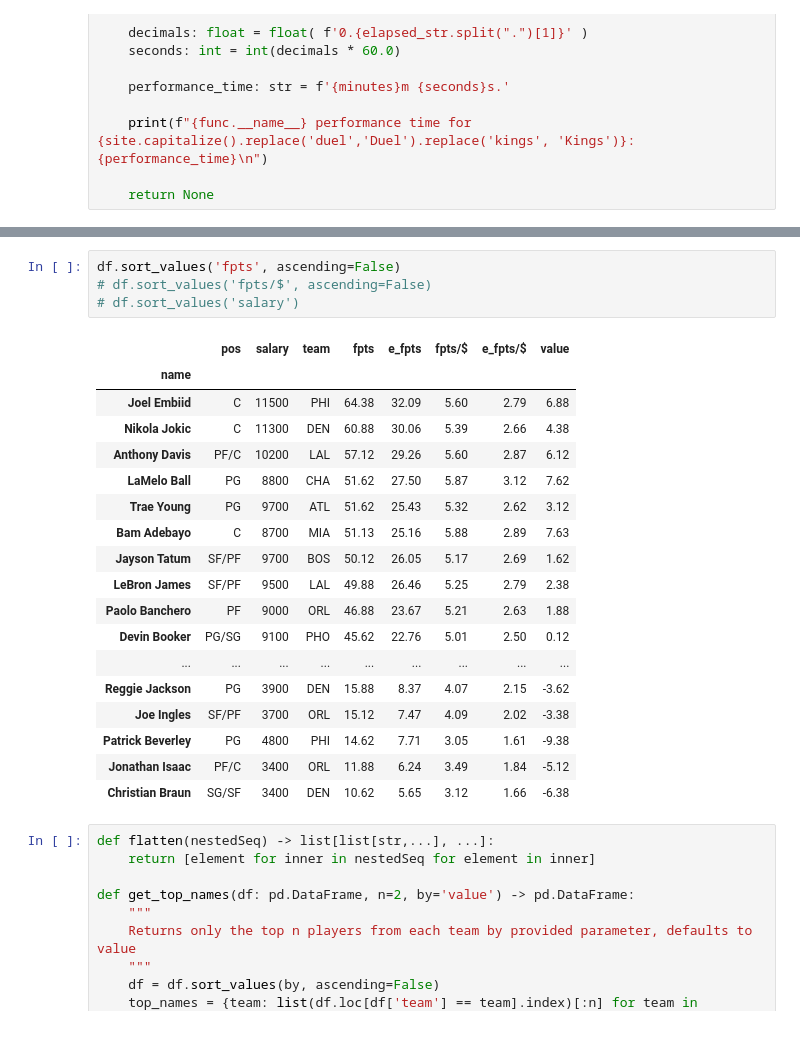
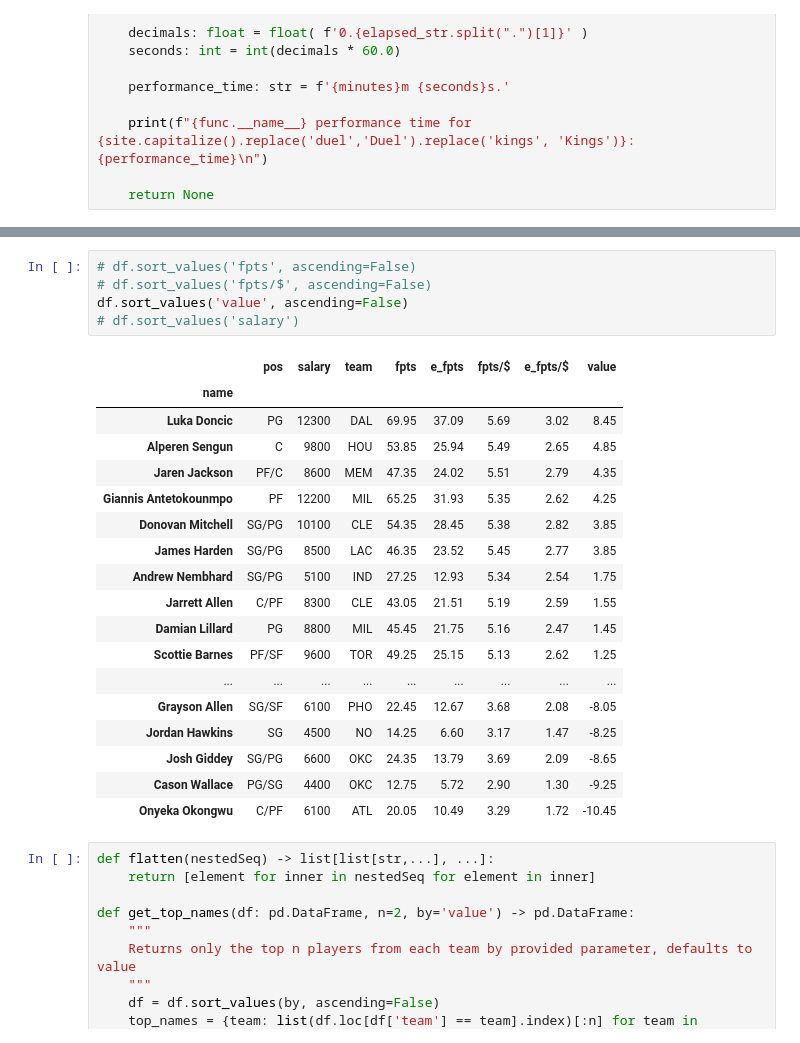
Before and after one commit to jackdegen/nba-props, a Jupyter notebook: src/props-scraper.ipynb, the cells around one changed output, grey strips where cells are left out. Saved outputs shown, nothing was run; the diff lists cells and outputs as text.

```diff
--- a/src/props-scraper.ipynb
+++ b/src/props-scraper.ipynb
@@ -416,26 +432,27 @@ No players updated since last scrape.
 # %%
-df.sort_values('fpts', ascending=False)
+# df.sort_values('fpts', ascending=False)
 # df.sort_values('fpts/$', ascending=False)
+df.sort_values('value', ascending=False)
 # df.sort_values('salary')
 # %% [output]
 |  | pos | salary | team | fpts | e_fpts | fpts/$ | e_fpts/$ | value |
 | name |  |  |  |  |  |  |  |  |
-| Joel Embiid | C | 11500 | PHI | 64.38 | 32.09 | 5.60 | 2.79 | 6.88 |
-| Nikola Jokic | C | 11300 | DEN | 60.88 | 30.06 | 5.39 | 2.66 | 4.38 |
-| Anthony Davis | PF/C | 10200 | LAL | 57.12 | 29.26 | 5.60 | 2.87 | 6.12 |
-| LaMelo Ball | PG | 8800 | CHA | 51.62 | 27.50 | 5.87 | 3.12 | 7.62 |
-| Trae Young | PG | 9700 | ATL | 51.62 | 25.43 | 5.32 | 2.62 | 3.12 |
-| Bam Adebayo | C | 8700 | MIA | 51.13 | 25.16 | 5.88 | 2.89 | 7.63 |
-| Jayson Tatum | SF/PF | 9700 | BOS | 50.12 | 26.05 | 5.17 | 2.69 | 1.62 |
-| LeBron James | SF/PF | 9500 | LAL | 49.88 | 26.46 | 5.25 | 2.79 | 2.38 |
-| Paolo Banchero | PF | 9000 | ORL | 46.88 | 23.67 | 5.21 | 2.63 | 1.88 |
-| Devin Booker | PG/SG | 9100 | PHO | 45.62 | 22.76 | 5.01 | 2.50 | 0.12 |
+| Luka Doncic | PG | 12300 | DAL | 69.95 | 37.09 | 5.69 | 3.02 | 8.45 |
+| Alperen Sengun | C | 9800 | HOU | 53.85 | 25.94 | 5.49 | 2.65 | 4.85 |
+| Jaren Jackson | PF/C | 8600 | MEM | 47.35 | 24.02 | 5.51 | 2.79 | 4.35 |
+| Giannis Antetokounmpo | PF | 12200 | MIL | 65.25 | 31.93 | 5.35 | 2.62 | 4.25 |
+| Donovan Mitchell | SG/PG | 10100 | CLE | 54.35 | 28.45 | 5.38 | 2.82 | 3.85 |
+| James Harden | SG/PG | 8500 | LAC | 46.35 | 23.52 | 5.45 | 2.77 | 3.85 |
+| Andrew Nembhard | SG/PG | 5100 | IND | 27.25 | 12.93 | 5.34 | 2.54 | 1.75 |
+| Jarrett Allen | C/PF | 8300 | CLE | 43.05 | 21.51 | 5.19 | 2.59 | 1.55 |
+| Damian Lillard | PG | 8800 | MIL | 45.45 | 21.75 | 5.16 | 2.47 | 1.45 |
+| Scottie Barnes | PF/SF | 9600 | TOR | 49.25 | 25.15 | 5.13 | 2.62 | 1.25 |
 | ... | ... | ... | ... | ... | ... | ... | ... | ... |
-| Reggie Jackson | PG | 3900 | DEN | 15.88 | 8.37 | 4.07 | 2.15 | -3.62 |
-| Joe Ingles | SF/PF | 3700 | ORL | 15.12 | 7.47 | 4.09 | 2.02 | -3.38 |
-| Patrick Beverley | PG | 4800 | PHI | 14.62 | 7.71 | 3.05 | 1.61 | -9.38 |
-| Jonathan Isaac | PF/C | 3400 | ORL | 11.88 | 6.24 | 3.49 | 1.84 | -5.12 |
-| Christian Braun | SG/SF | 3400 | DEN | 10.62 | 5.65 | 3.12 | 1.66 | -6.38 |
+| Grayson Allen | SG/SF | 6100 | PHO | 22.45 | 12.67 | 3.68 | 2.08 | -8.05 |
+| Jordan Hawkins | SG | 4500 | NO | 14.25 | 6.60 | 3.17 | 1.47 | -8.25 |
+| Josh Giddey | SG/PG | 6600 | OKC | 24.35 | 13.79 | 3.69 | 2.09 | -8.65 |
+| Cason Wallace | PG/SG | 4400 | OKC | 12.75 | 5.72 | 2.90 | 1.30 | -9.25 |
+| Onyeka Okongwu | C/PF | 6100 | ATL | 20.05 | 10.49 | 3.29 | 1.72 | -10.45 |
 # %%
 def flatten(nestedSeq) -> list[list[str,...], ...]:
     return [element for inner in nestedSeq for element in inner]
```
Also changed, not shown: parts of 10 cells of this notebook, 1 other file.
